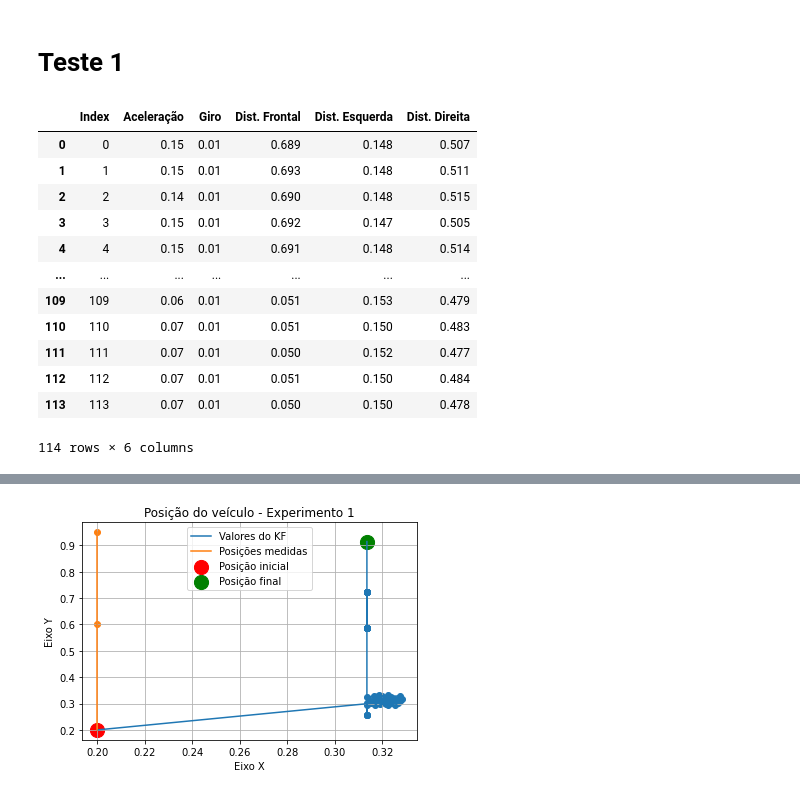
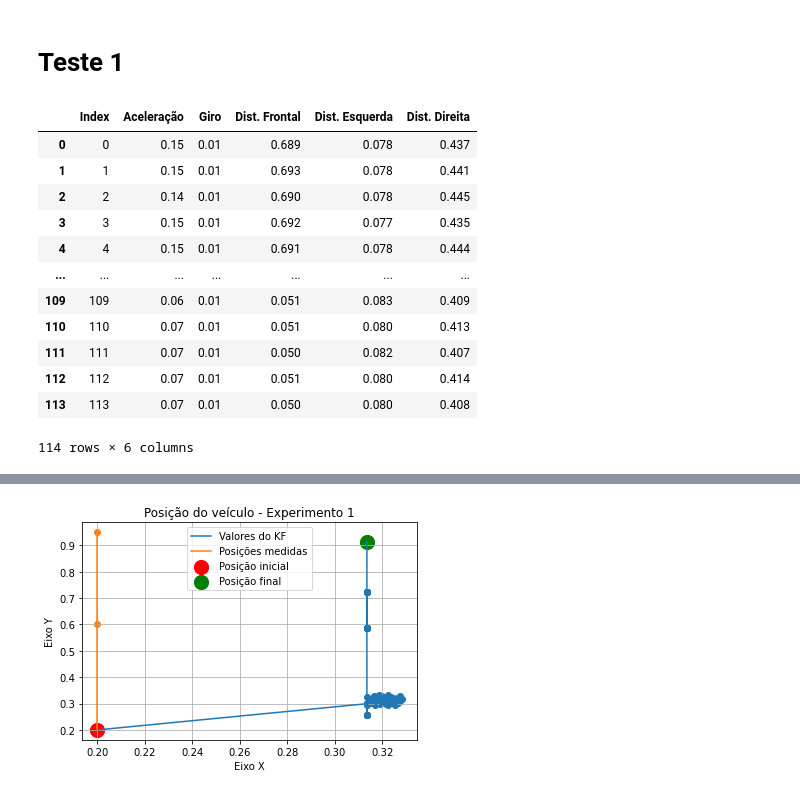
Before and after one commit to ruanfelipe7/TCC-Kalman-Filter, a Jupyter notebook: kalmanFilter.ipynb, the cells around one changed output, grey strips where cells are left out. Drawn from its saved outputs; the diff is of its cells as text; code cells hidden in the pictures.

```diff
--- a/kalmanFilter.ipynb
+++ b/kalmanFilter.ipynb
@@ -163,42 +163,42 @@ def filtroDeKalman(posicao_anterior, deltaT, u_k, P, distancias_lidas):
 # %%
 distances = []
 accel = []
 gyros = []
 df = []
 dl = []
 dr = []
 arquivoDist = open("arqDist11.txt","r")
 arquivoAc = open("arqAccel11.txt","r")
 arquivoGyro = open("arqGyro11.txt","r")
 
 for distPonteiro, acPonteiro, gyroPonteiro in zip(arquivoDist, arquivoAc, arquivoGyro):
     arrDist = distPonteiro.split(";")
     distances.append([int(arrDist[0]) / 1000, int(arrDist[1]) / 1000, int(arrDist[2]) / 1000])
     accel.append(float(acPonteiro))
     gyros.append(-1 * float(gyroPonteiro))
     df.append(int(arrDist[0]) / 1000)
-    dl.append(int(arrDist[1]) / 1000 + 0.07)
-    dr.append(int(arrDist[2]) / 1000 + 0.07)
+    dl.append(int(arrDist[1]) / 1000)
+    dr.append(int(arrDist[2]) / 1000)
 arquivoDist.close()
 arquivoAc.close()
 arquivoGyro.close()
 
 data = {'Index': range(len(distances)), 'Aceleração': accel, 'Giro': gyros, 'Dist. Frontal': df, 'Dist. Esquerda': dl, 'Dist. Direita': dr}
 dataframe = pd.DataFrame(data)
 dataframe
 # %% [output]
 |  | Index | Aceleração | Giro | Dist. Frontal | Dist. Esquerda | Dist. Direita |
-| 0 | 0 | 0.15 | 0.01 | 0.689 | 0.148 | 0.507 |
-| 1 | 1 | 0.15 | 0.01 | 0.693 | 0.148 | 0.511 |
-| 2 | 2 | 0.14 | 0.01 | 0.690 | 0.148 | 0.515 |
-| 3 | 3 | 0.15 | 0.01 | 0.692 | 0.147 | 0.505 |
-| 4 | 4 | 0.15 | 0.01 | 0.691 | 0.148 | 0.514 |
+| 0 | 0 | 0.15 | 0.01 | 0.689 | 0.078 | 0.437 |
+| 1 | 1 | 0.15 | 0.01 | 0.693 | 0.078 | 0.441 |
+| 2 | 2 | 0.14 | 0.01 | 0.690 | 0.078 | 0.445 |
+| 3 | 3 | 0.15 | 0.01 | 0.692 | 0.077 | 0.435 |
+| 4 | 4 | 0.15 | 0.01 | 0.691 | 0.078 | 0.444 |
 | ... | ... | ... | ... | ... | ... | ... |
-| 109 | 109 | 0.06 | 0.01 | 0.051 | 0.153 | 0.479 |
-| 110 | 110 | 0.07 | 0.01 | 0.051 | 0.150 | 0.483 |
-| 111 | 111 | 0.07 | 0.01 | 0.050 | 0.152 | 0.477 |
-| 112 | 112 | 0.07 | 0.01 | 0.051 | 0.150 | 0.484 |
-| 113 | 113 | 0.07 | 0.01 | 0.050 | 0.150 | 0.478 |
+| 109 | 109 | 0.06 | 0.01 | 0.051 | 0.083 | 0.409 |
+| 110 | 110 | 0.07 | 0.01 | 0.051 | 0.080 | 0.413 |
+| 111 | 111 | 0.07 | 0.01 | 0.050 | 0.082 | 0.407 |
+| 112 | 112 | 0.07 | 0.01 | 0.051 | 0.080 | 0.414 |
+| 113 | 113 | 0.07 | 0.01 | 0.050 | 0.080 | 0.408 |
 114 rows × 6 columns
 # %%
 tempo = [x * 0.25 for x in dataframe['Index']]
```
Also changed, not shown: parts of 10 cells of this notebook.
